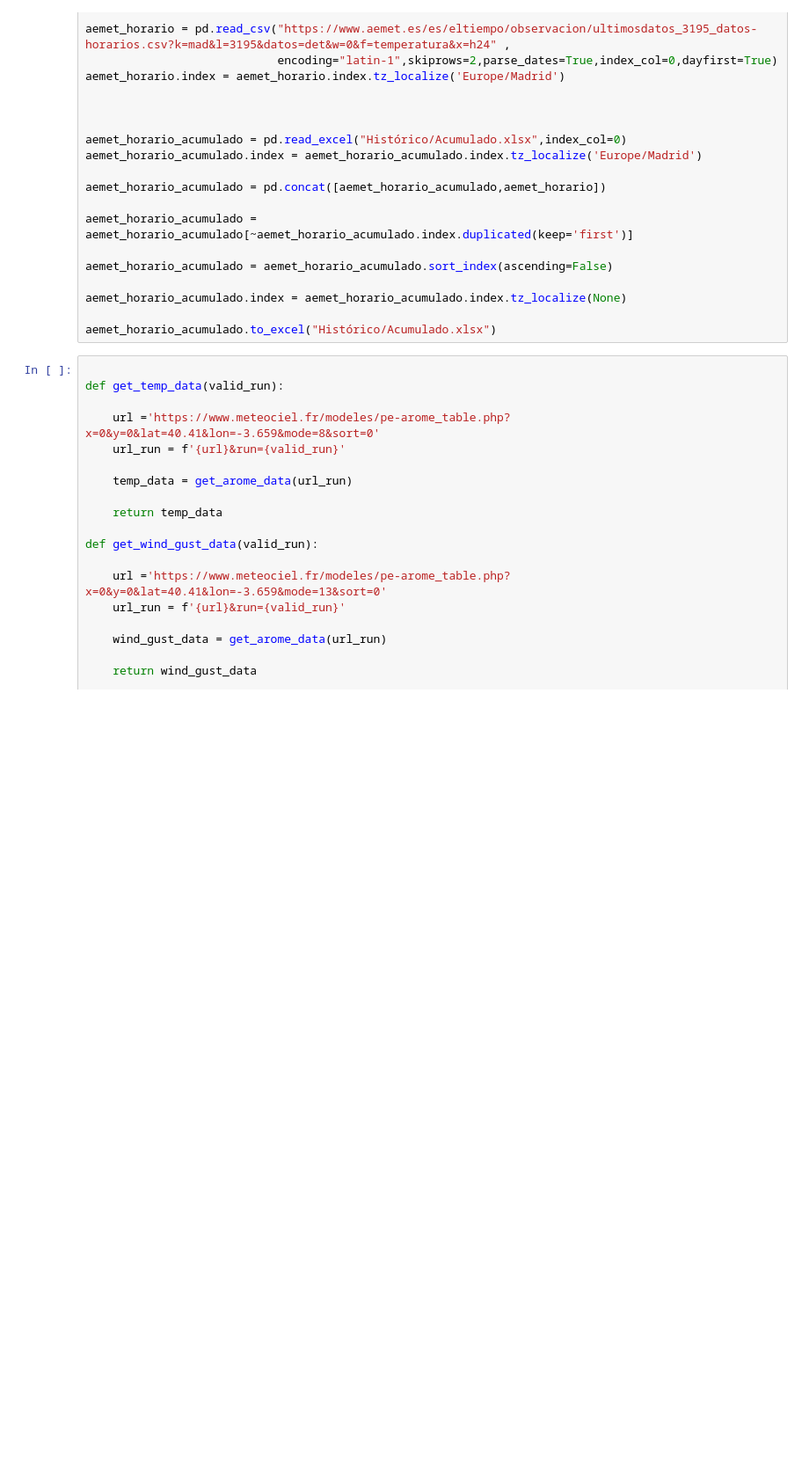
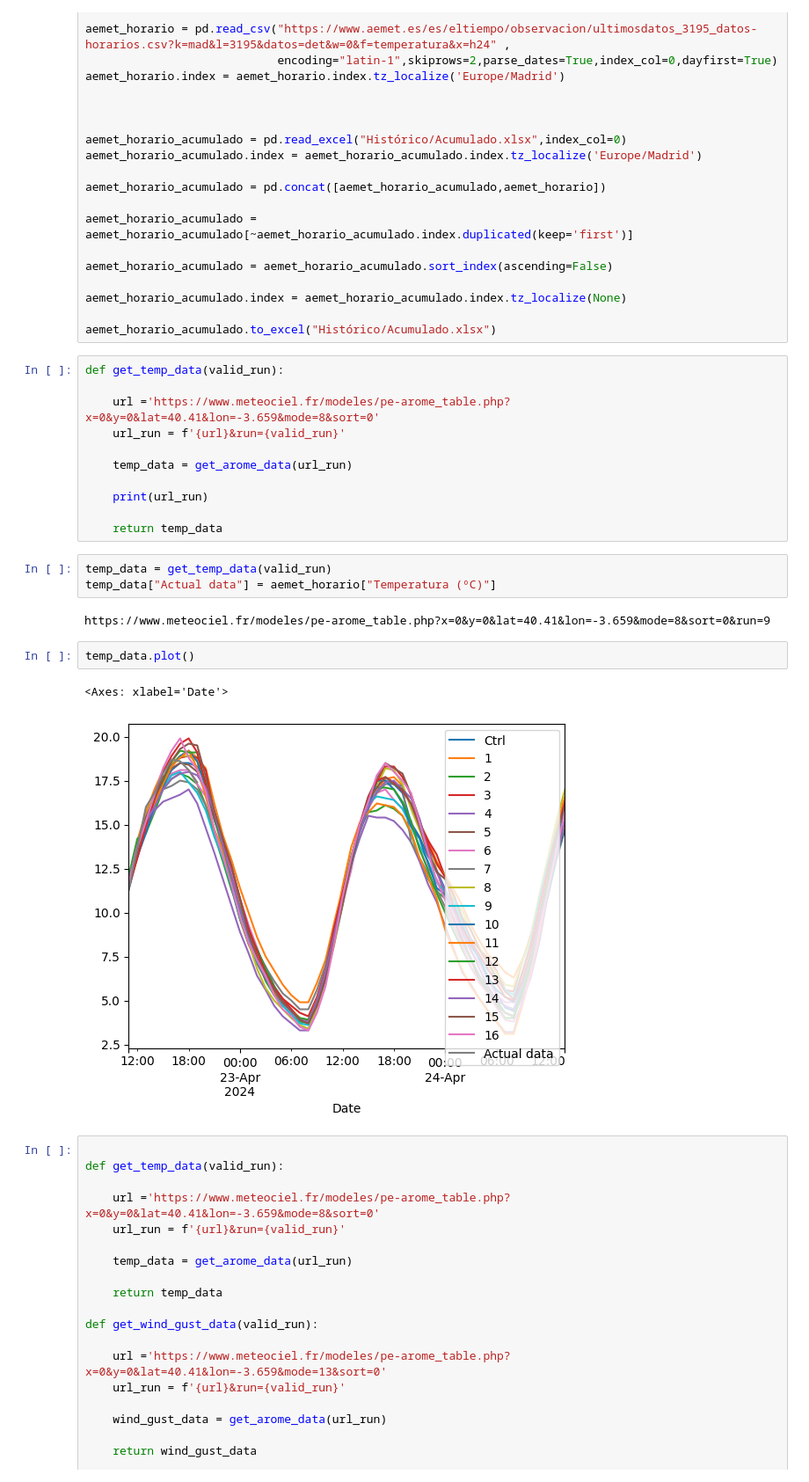
Before and after one commit to ivan5cg/Meteo, a Jupyter notebook: meteo dash.ipynb, the cells around one changed output. Shown at 88% size. Drawn from its saved outputs; the diff is of its cells as text; blank space fills up the shorter version.

```diff
--- a/meteo dash.ipynb
+++ b/meteo dash.ipynb
@@ -151,6 +151,27 @@ aemet_horario_acumulado = aemet_horario_acumulado.sort_index(ascending=False)
 aemet_horario_acumulado.index = aemet_horario_acumulado.index.tz_localize(None)
 
 aemet_horario_acumulado.to_excel("Histórico/Acumulado.xlsx")
+# %%
+def get_temp_data(valid_run):
+
+    url ='https://www.meteociel.fr/modeles/pe-arome_table.php?x=0&y=0&lat=40.41&lon=-3.659&mode=8&sort=0'
+    url_run = f'{url}&run={valid_run}'
+
+    temp_data = get_arome_data(url_run)
+
+    print(url_run)
+
+    return temp_data
+# %%
+temp_data = get_temp_data(valid_run)
+temp_data["Actual data"] = aemet_horario["Temperatura (ºC)"]
+# %% [output]
+https://www.meteociel.fr/modeles/pe-arome_table.php?x=0&y=0&lat=40.41&lon=-3.659&mode=8&sort=0&run=9
+# %%
+temp_data.plot()
+# %% [output]
+<Axes: xlabel='Date'>
+[figure, added]
 # %%
 
 def get_temp_data(valid_run):
```
Also changed, not shown: parts of 30 cells of this notebook, 2 other files.
